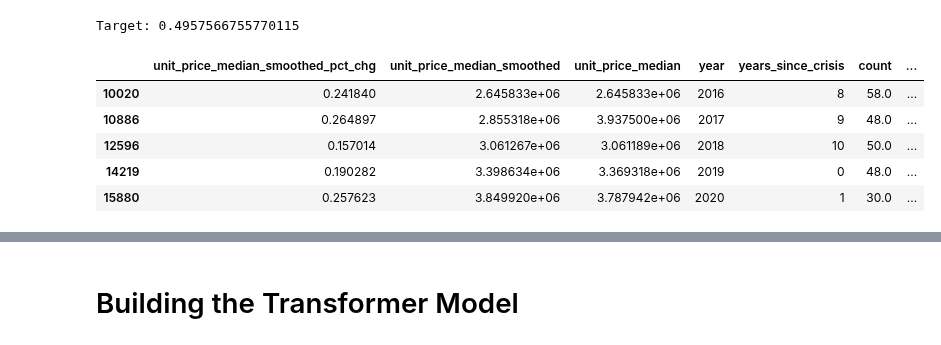
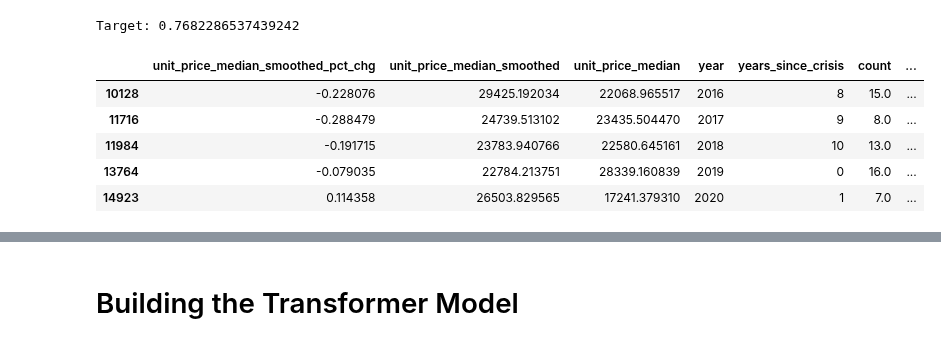
Before and after one commit to diabhaque/Yogen, a Jupyter notebook: notebooks/5_model_building/model_building.ipynb, the cells around one changed output, grey strips where cells are left out. Cells and saved outputs as stored; diff of their text form; code cells hidden in the pictures.

```diff
--- a/notebooks/5_model_building/model_building.ipynb
+++ b/notebooks/5_model_building/model_building.ipynb
@@ -105,26 +105,26 @@ eval_df[eval_df["area_code"] == 13101][["year", metric, metric_pct_chg, normaliz
 # %%
-idx = 3158
+idx = 3793
 row = eval_df.iloc[idx]
 target = row[normalized_metric_pct_chg]
 area_code, year = row["area_code"], row["year"]
 window = (
     df[
         (df["area_code"] == area_code)
         & (df["year"] <= year - 2)
     ]
     .sort_values(by="year")
     .tail(5)
 )
 print(f"Target: {target}")
 window
 # %% [output]
-Target: 0.4957566755770115
+Target: 0.7682286537439242
 |  | unit_price_median_smoothed_pct_chg | unit_price_median_smoothed | unit_price_median | year | years_since_crisis | count | ... |
-| 10020 | 0.241840 | 2.645833e+06 | 2.645833e+06 | 2016 | 8 | 58.0 | ... |
-| 10886 | 0.264897 | 2.855318e+06 | 3.937500e+06 | 2017 | 9 | 48.0 | ... |
-| 12596 | 0.157014 | 3.061267e+06 | 3.061189e+06 | 2018 | 10 | 50.0 | ... |
-| 14219 | 0.190282 | 3.398634e+06 | 3.369318e+06 | 2019 | 0 | 48.0 | ... |
-| 15880 | 0.257623 | 3.849920e+06 | 3.787942e+06 | 2020 | 1 | 30.0 | ... |
+| 10128 | -0.228076 | 29425.192034 | 22068.965517 | 2016 | 8 | 15.0 | ... |
+| 11716 | -0.288479 | 24739.513102 | 23435.504470 | 2017 | 9 | 8.0 | ... |
+| 11984 | -0.191715 | 23783.940766 | 22580.645161 | 2018 | 10 | 13.0 | ... |
+| 13764 | -0.079035 | 22784.213751 | 28339.160839 | 2019 | 0 | 16.0 | ... |
+| 14923 | 0.114358 | 26503.829565 | 17241.379310 | 2020 | 1 | 7.0 | ... |
 # %%
 log_normalize_columns = []
 
```
Also changed, not shown: parts of 10 cells of this notebook, 3 other files.
